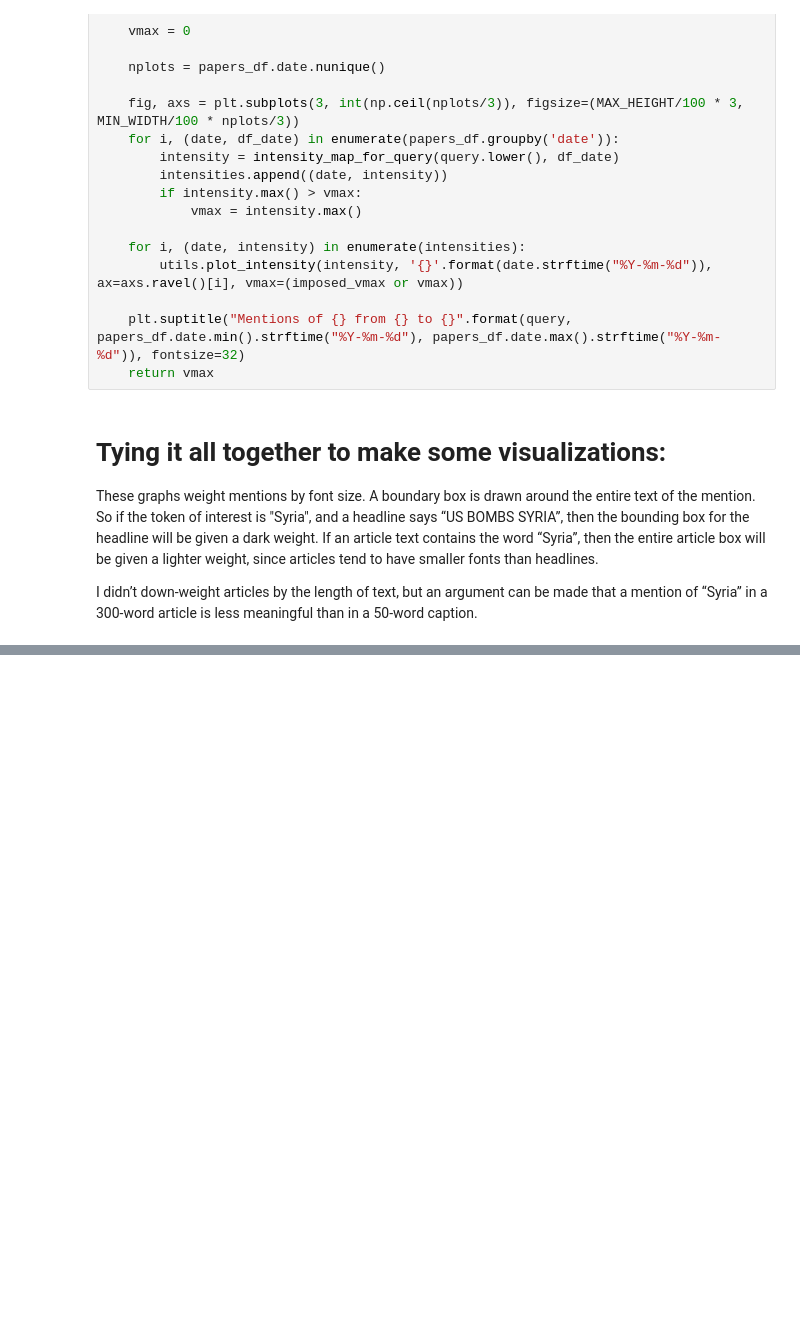
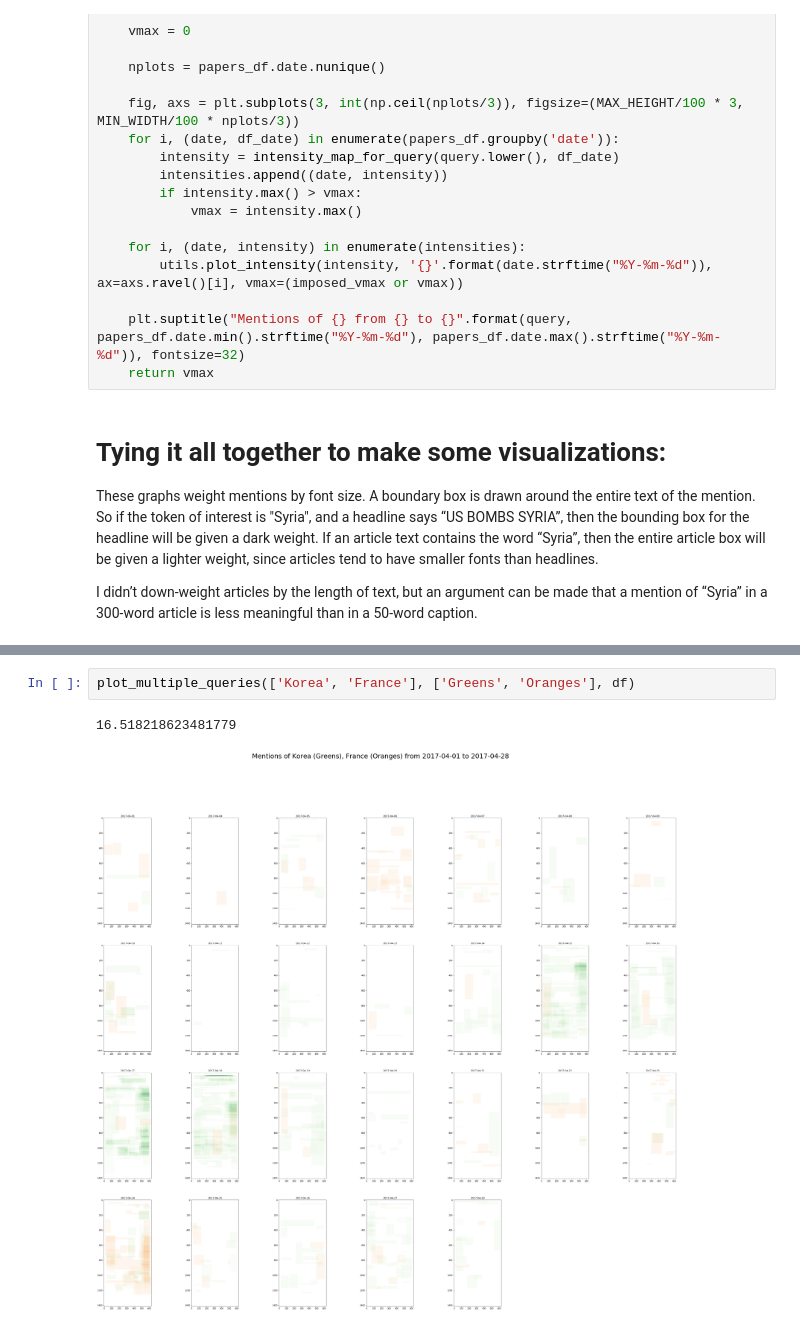
Before and after one commit to samzhang111/frontpages, a Jupyter notebook: analysis/tfidf_heatmaps.ipynb, the cells around one changed output, grey strips where cells are left out. Drawn from its saved outputs; the diff is of its cells as text; blank space fills up the shorter version.

```diff
--- a/analysis/tfidf_heatmaps.ipynb
+++ b/analysis/tfidf_heatmaps.ipynb
@@ -130,0 +193,5 @@ plot_mentions_of_query('Easter', df)
+# %%
+plot_multiple_queries(['Korea', 'France'], ['Greens', 'Oranges'], df)
+# %% [output]
+16.518218623481779
+[figure, added]
```
Also changed, not shown: parts of 12 cells of this notebook, 4 other files.
